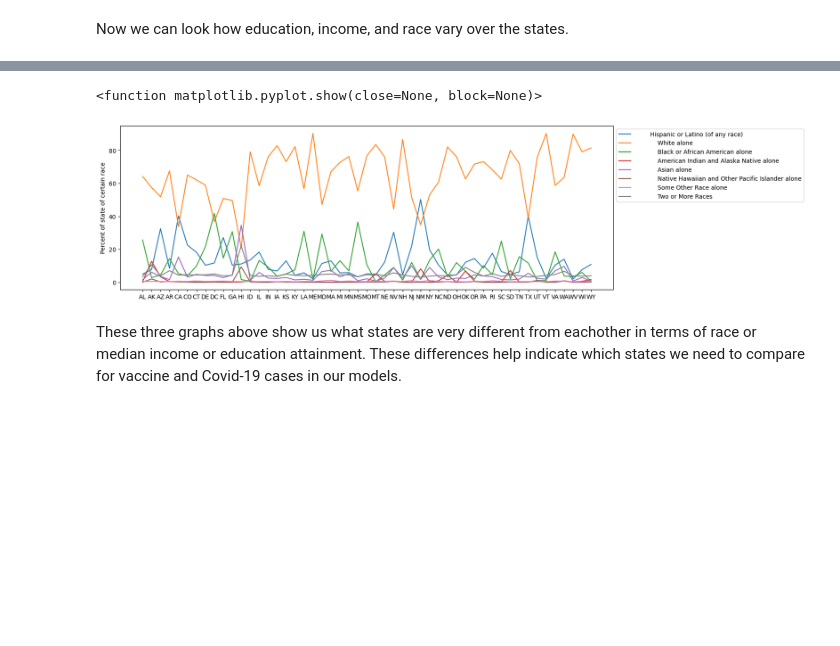
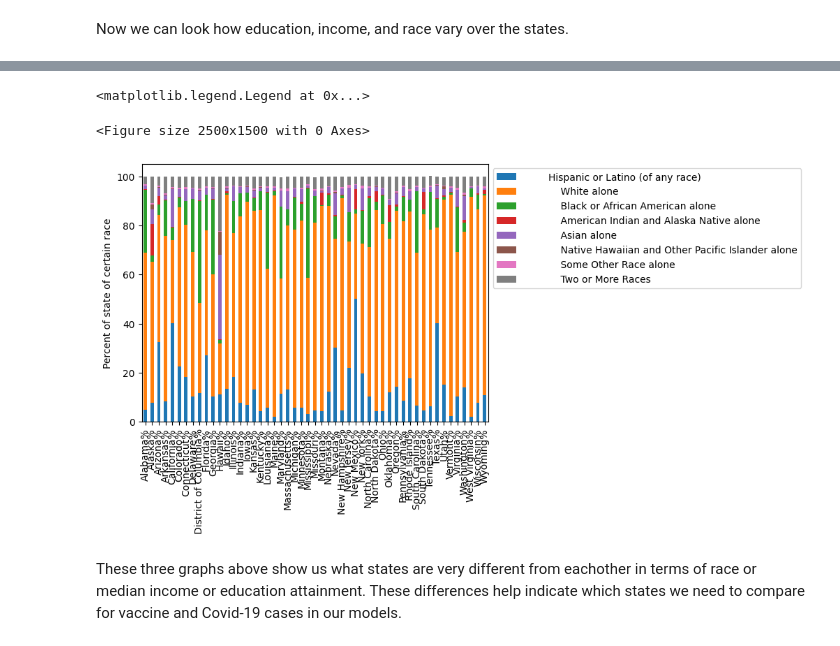
Before and after one commit to criviere1/criviere1.github.io, a Jupyter notebook: Milestone2.ipynb, the cells around one changed output, grey strips where cells are left out. Saved outputs shown, nothing was run; the diff lists cells and outputs as text; code cells hidden in the pictures; blank space fills up the shorter version.

```diff
--- a/Milestone2.ipynb
+++ b/Milestone2.ipynb
@@ -102,9 +112,9 @@ us_state_to_abbrev = {
 # %% [markdown]
 First, we have to read in the tables from the ACS and select the data that we want.
 # %%
-demo1_df = pd.read_csv("/Users/colletteriviere/criviere1.github.io/datasets/ACSDP1Y2022.DP02-2023-edu.csv")
-demo2_df = pd.read_csv("/Users/colletteriviere/criviere1.github.io/datasets/ACSDP1Y2022.DP03-2023-employment,income,healthinsurance.csv")
-demo3_df = pd.read_csv("/Users/colletteriviere/criviere1.github.io/datasets/ACSDP1Y2022.DP05-2023-sex,age,race.csv")
+demo1_df = pd.read_csv("../datasets/ACSDP1Y2022.DP02-2023-edu.csv")
+demo2_df = pd.read_csv("../datasets/ACSDP1Y2022.DP03-2023-employment,income,healthinsurance.csv")
+demo3_df = pd.read_csv("../datasets/ACSDP1Y2022.DP05-2023-sex,age,race.csv")
 # %%
 edu_df = demo1_df.iloc[67:74,:-2]
 
@@ -309,14 +318,16 @@ plt.show
 # %%
 # Race across states
-plt.figure(figsize=(15,5))
-plt.plot(states, df_all_per.T[df_all_per.T.columns[[8,9,10,11,12,13,14,15]]], label=df_all_per.T.columns[[8,9,10,11,12,13,14,15]])
+plt.figure(figsize=(25,15))
+#plt.plot(states, df_all_per.T[df_all_per.T.columns[[8,9,10,11,12,13,14,15]]], label=df_all_per.T.columns[[8,9,10,11,12,13,14,15]])
+df_all_per.T[df_all_per.index[list(range(8,16))]].plot.bar(stacked=True)
+
 
 plt.ylabel("Percent of state of certain race")
 plt.legend(bbox_to_anchor=(1.0, 1.0), loc='upper left')
-plt.show
 # %% [output]
-<function matplotlib.pyplot.show(close=None, block=None)>
+<matplotlib.legend.Legend at 0x...>
+<Figure size 2500x1500 with 0 Axes>
-[figure, old version]
+[figure, new version]
 # %% [markdown]
 These three graphs above show us what states are very different from eachother in terms of race or median income or education attainment. These differences help indicate which states we need to compare for vaccine and Covid-19 cases in our models.
 # %% [markdown]
```
Also changed, not shown: parts of 30 cells of this notebook.
